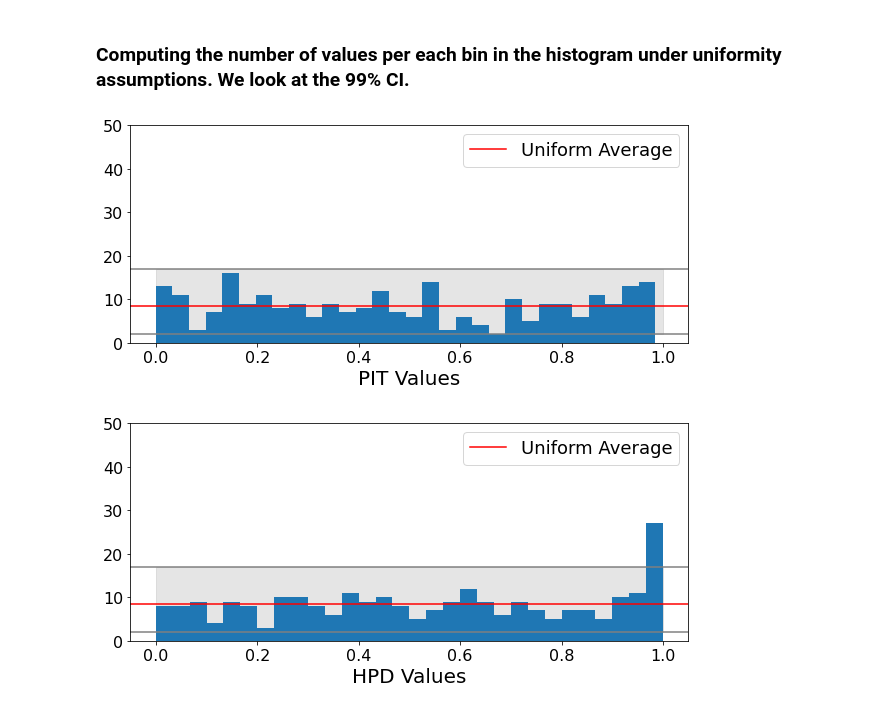
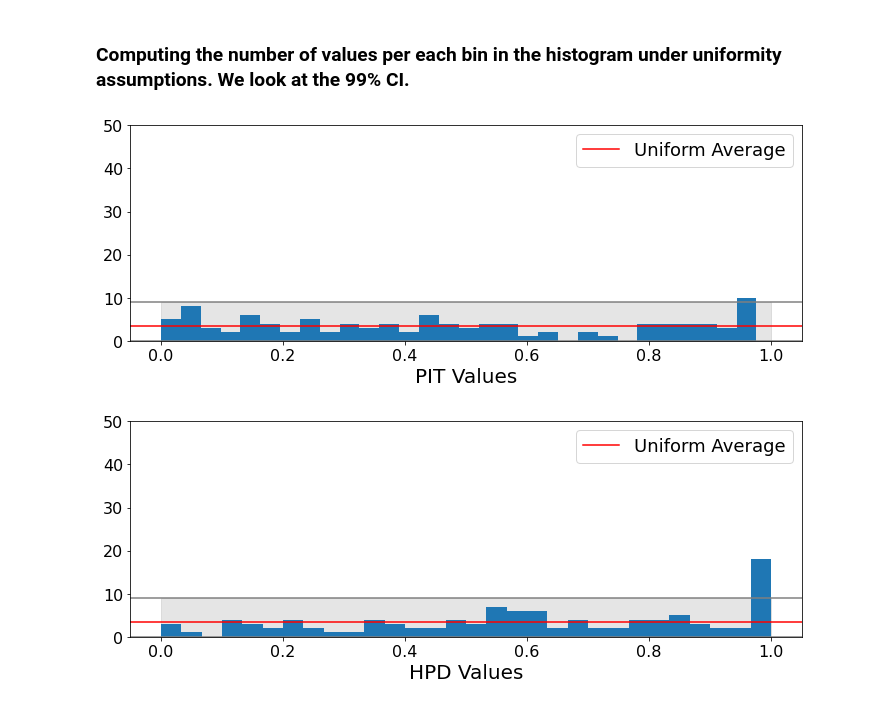
Before and after one commit to nasa/ExoMiner, a Jupyter notebook: probing_multiplanet_systems/run_nnkcde_model.ipynb, the cells around one changed output. Saved outputs shown, nothing was run; the diff lists cells and outputs as text; code cells hidden in the pictures.

Commit message:
- Multiplanet Probing: cleaned code and adjusted methodology (adding singles only to training set; setting rng.

```diff
--- a/probing_multiplanet_systems/run_nnkcde_model.ipynb
+++ b/probing_multiplanet_systems/run_nnkcde_model.ipynb
@@ -37,6 +68,12 @@ def single_filter(dataset_df):
 # %%
 all_dataset_df = pd.concat([train_df, val_df, test_df], axis=0)
 
-all_dataset_df['koi_prad'].hist(bins=np.linspace(0, 100), edgecolor='k')
-plt.yscale('log')
+feature_name = 'koi_prad'
+
+f = plt.figure()
+ax = all_dataset_df[feature_name].hist(bins=np.linspace(0, 100), edgecolor='k')
+ax.set_yscale('log')
+ax.set_xlabel('Planet Radius (Earth Radius)')
+ax.set_ylabel('Counts')
+f.savefig(exp_dir / 'hist_prad_alldataset.svg')
 # %% [output]
@@ -51,10 +88,10 @@ features_columns = [
     'koi_prad_i+1',
     'koi_incl_i+1',
     'koi_period_i+1',
-    # 'radius',
-    # 'mass',
-    # 'feh',
-    # 'teff'
+    'radius',
+    'mass',
+    'feh',
+    'teff'
 ]
 
 target_columns = [
@@ -158,12 +195,12 @@ for bw in bw_vals:
             results_search[f'{dataset_name}_std_cde_loss'].append(std_loss_temp)
 
 
-        message_out = r'Bandwith: %.2f, Neighbors: %d, CDE loss: %4.4f +- %.4f' % (bw, k, results_search[f'Val_mean_cde_loss'], results_search[f'Val_std_cde_loss'])
+        message_out = r'Bandwith: %.2f, Neighbors: %d, CDE loss: %4.4f +- %.4f' % (bw, k, results_search[f'Val_mean_cde_loss'][-1], results_search[f'Val_std_cde_loss'][-1])
         print(message_out)
 
 # save results into a csv file
 results_search_df = pd.DataFrame(results_search)
-results_search_df.to_csv('hpo_results.csv', index=False)
+results_search_df.to_csv(exp_dir / 'hpo_results.csv', index=False)
 
 # get set of hyperparameters with the lowest mean CDE loss on the validation set
 best_combination = results_search_df.sort_values('Val_mean_cde_loss').iloc[0]
@@ -234,13 +280,26 @@ pd.concat([train_df.loc[neighbors_X_train[idx_test_example].flatten(), ['kepid',
 
 # hyperparameters
 bw = best_combination['bandwidth']  # kernel bandwidth
-k = best_combination['neighbors']  # number of neighbors from the training set
+k = int(best_combination['neighbors'])  # number of neighbors from the training set
 
 # create the CDE support, i.e. the grid over which we want the CDE to be predicted. Here we use the training data to inform the y_train minimum and maximum, and generate n_grid linearly separated values between the two.
 n_grid = 4000
 y_grid = np.linspace(y_train.min(), y_train.max(), n_grid)
 
 # predict on test set; each row is the prediction of the density function over the y_grid for the corresponding row in X_test
+res_dict = {'dataset': [], 'mean_cde_loss': [], 'std_cde_loss': []}
+for dataset_name, dataset in zip(['train', 'val', 'test'], [(X_train, y_train), (X_val, y_val), (X_test, y_test)]):
+    res_dict['dataset'].append(dataset_name)
+
+    cde_dataset = model.predict(dataset[0], y_grid, k=k ,bandwidth=bw)
+
+    cde_mean_loss, cde_std_loss = cde_loss(cde_dataset, y_grid, dataset[1])
+    res_dict['mean_cde_loss'].append(cde_mean_loss)
+    res_dict['std_cde_loss'].append(cde_std_loss)
+
+res_df = pd.DataFrame(res_dict)
+res_df.to_csv(exp_dir / f'metrics_alldatasets.csv', index=False)
+
 cde_test = model.predict(X_test, y_grid, k=k ,bandwidth=bw)
 # %% [markdown]
 ### Log results for the different data sets
@@ -376,11 +437,15 @@ hpd_values = hpd_coverage(cde_test, y_grid, y_test)
 ### Computing the number of values per each bin in the histogram under uniformity assumptions. We look at the 99% CI.
 # %%
 fig_pit = plot_with_uniform_band(values=pit_values, ci_level=0.99, x_label='PIT Values', n_bins=30)
+fig_pit.tight_layout()
+fig_pit.savefig(exp_dir / 'pit.svg')
 fig_pit
 # %% [output]
-[figure, old version]
+[figure, new version]
 # %%
 fig_hpd = plot_with_uniform_band(values=hpd_values, ci_level=0.99, x_label='HPD Values', n_bins=30)
+fig_hpd.tight_layout()
+fig_hpd.savefig(exp_dir / 'hpd.svg')
 fig_hpd
 # %% [output]
-[figure, old version]
+[figure, new version]
```
Also changed, not shown: parts of 14 cells of this notebook, 1 other file.
